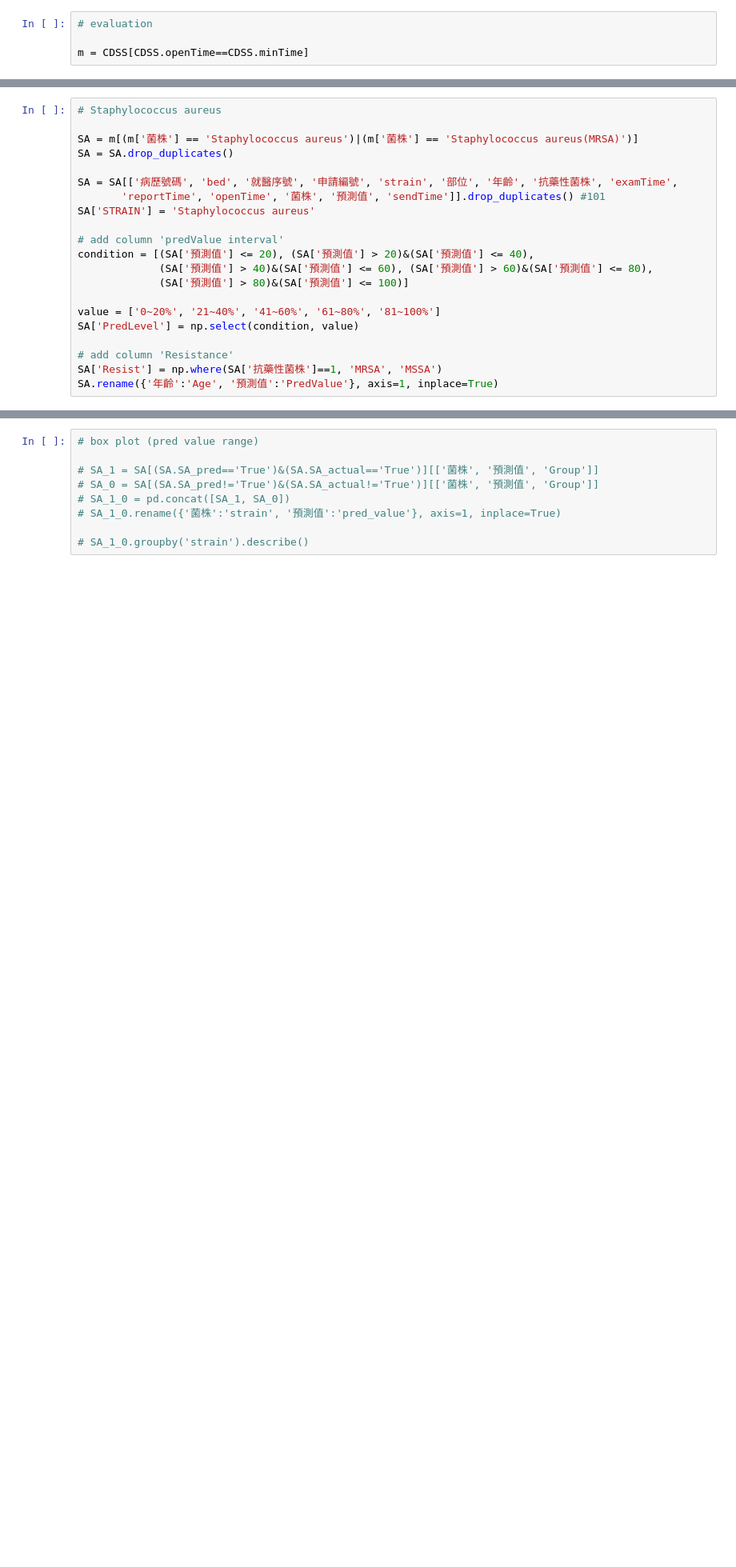
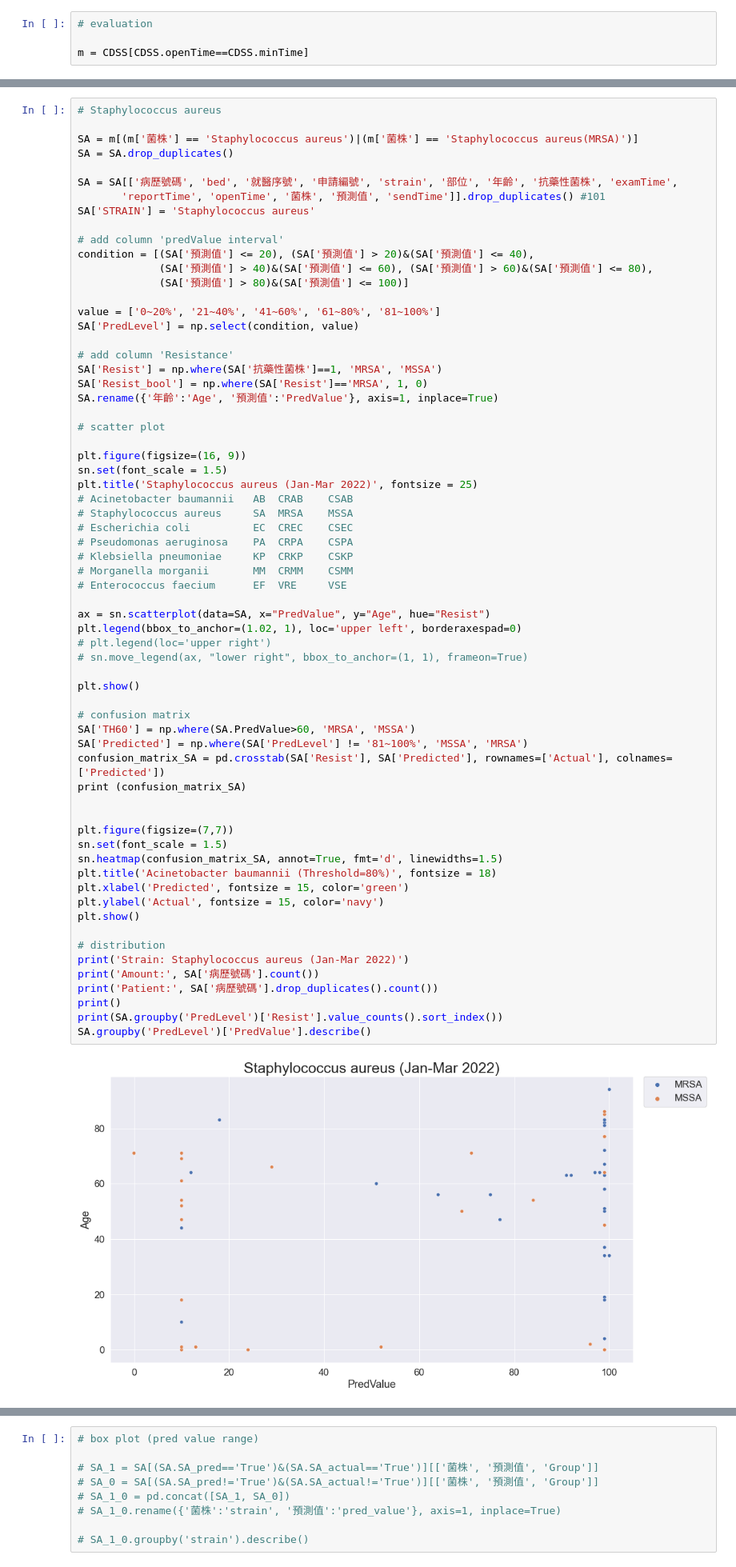
Before and after one commit to ChunWeiPeng/CMUH, a Jupyter notebook: CDSS_20220322.ipynb, the cells around one changed output, grey strips where cells are left out. Shown at 80% size. Drawn from its saved outputs; the diff is of its cells as text; blank space fills up the shorter version.

```diff
--- a/CDSS_20220322.ipynb
+++ b/CDSS_20220322.ipynb
@@ -56,21 +204,67 @@ m = CDSS[CDSS.openTime==CDSS.minTime]
 # %%
 # Staphylococcus aureus
 
 SA = m[(m['菌株'] == 'Staphylococcus aureus')|(m['菌株'] == 'Staphylococcus aureus(MRSA)')]
 SA = SA.drop_duplicates()
 
 SA = SA[['病歷號碼', 'bed', '就醫序號', '申請編號', 'strain', '部位', '年齡', '抗藥性菌株', 'examTime',
        'reportTime', 'openTime', '菌株', '預測值', 'sendTime']].drop_duplicates() #101
 SA['STRAIN'] = 'Staphylococcus aureus'
 
 # add column 'predValue interval'
 condition = [(SA['預測值'] <= 20), (SA['預測值'] > 20)&(SA['預測值'] <= 40),
              (SA['預測值'] > 40)&(SA['預測值'] <= 60), (SA['預測值'] > 60)&(SA['預測值'] <= 80),
              (SA['預測值'] > 80)&(SA['預測值'] <= 100)]
 
 value = ['0~20%', '21~40%', '41~60%', '61~80%', '81~100%']
 SA['PredLevel'] = np.select(condition, value)
 
 # add column 'Resistance'
 SA['Resist'] = np.where(SA['抗藥性菌株']==1, 'MRSA', 'MSSA')
+SA['Resist_bool'] = np.where(SA['Resist']=='MRSA', 1, 0)
 SA.rename({'年齡':'Age', '預測值':'PredValue'}, axis=1, inplace=True)
+
+# scatter plot
+
+plt.figure(figsize=(16, 9))
+sn.set(font_scale = 1.5)
+plt.title('Staphylococcus aureus (Jan-Mar 2022)', fontsize = 25)
+# Acinetobacter baumannii   AB  CRAB    CSAB
+# Staphylococcus aureus     SA	MRSA	MSSA
+# Escherichia coli          EC	CREC	CSEC
+# Pseudomonas aeruginosa    PA	CRPA	CSPA
+# Klebsiella pneumoniae     KP	CRKP	CSKP
+# Morganella morganii       MM	CRMM	CSMM
+# Enterococcus faecium      EF	VRE		VSE
+
+ax = sn.scatterplot(data=SA, x="PredValue", y="Age", hue="Resist")
+plt.legend(bbox_to_anchor=(1.02, 1), loc='upper left', borderaxespad=0)
+# plt.legend(loc='upper right')
+# sn.move_legend(ax, "lower right", bbox_to_anchor=(1, 1), frameon=True)
+
+plt.show()
+
+# confusion matrix
+SA['TH60'] = np.where(SA.PredValue>60, 'MRSA', 'MSSA')
+SA['Predicted'] = np.where(SA['PredLevel'] != '81~100%', 'MSSA', 'MRSA')
+confusion_matrix_SA = pd.crosstab(SA['Resist'], SA['Predicted'], rownames=['Actual'], colnames=['Predicted'])
+print (confusion_matrix_SA)
+
+
+plt.figure(figsize=(7,7))
+sn.set(font_scale = 1.5)
+sn.heatmap(confusion_matrix_SA, annot=True, fmt='d', linewidths=1.5)
+plt.title('Acinetobacter baumannii (Threshold=80%)', fontsize = 18)
+plt.xlabel('Predicted', fontsize = 15, color='green')
+plt.ylabel('Actual', fontsize = 15, color='navy')
+plt.show()
+
+# distribution
+print('Strain: Staphylococcus aureus (Jan-Mar 2022)')
+print('Amount:', SA['病歷號碼'].count())
+print('Patient:', SA['病歷號碼'].drop_duplicates().count())
+print()
+print(SA.groupby('PredLevel')['Resist'].value_counts().sort_index())
+SA.groupby('PredLevel')['PredValue'].describe()
+# %% [output]
+[figure, added]
```
Also changed, not shown: parts of 45 cells of this notebook, 3 other files.
